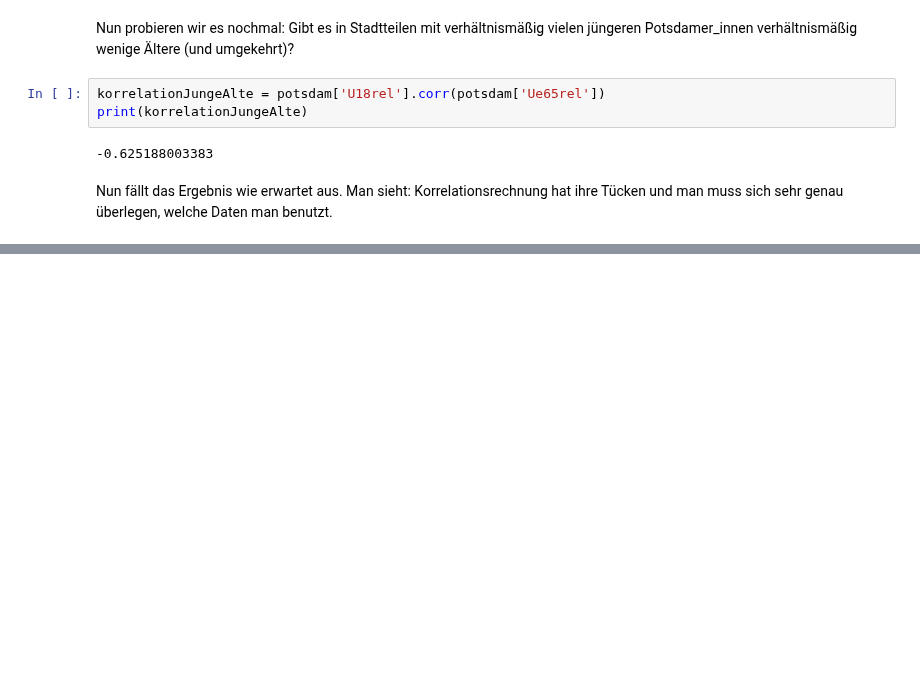
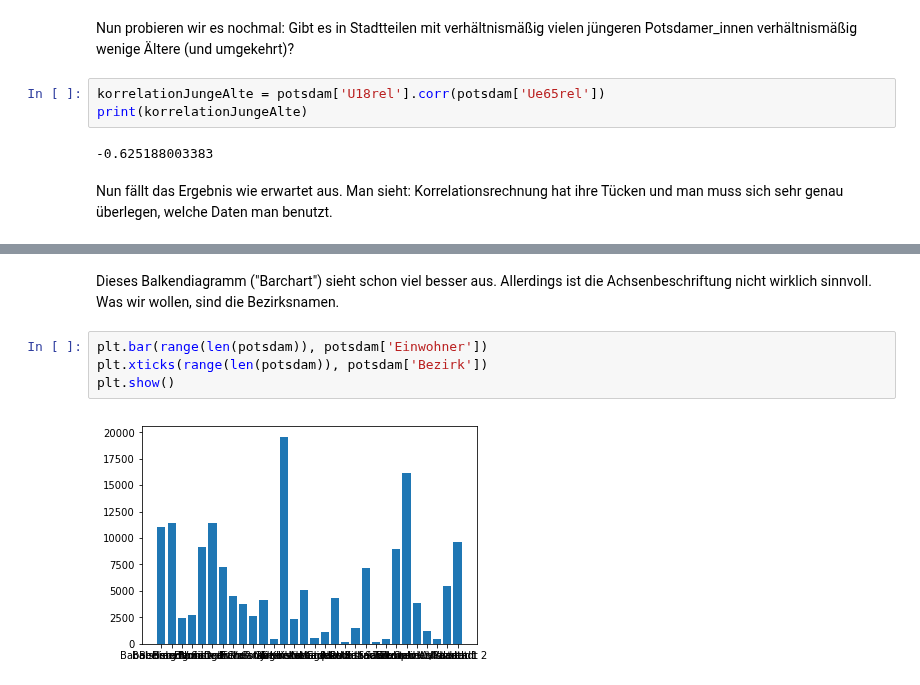
Before and after one commit to tschroeder10961/datascience-urban-segregation, a Jupyter notebook: PythonWorkshop/Variance and correlations.ipynb, the cells around one changed output, grey strips where cells are left out. Cells and saved outputs as stored; diff of their text form; blank space fills up the shorter version.

```diff
--- a/PythonWorkshop/Variance and correlations.ipynb
+++ b/PythonWorkshop/Variance and correlations.ipynb
@@ -156,0 +138,8 @@ Nun fällt das Ergebnis wie erwartet aus. Man sieht: Korrelationsrechnung hat ih
+# %% [markdown]
+Dieses Balkendiagramm ("Barchart") sieht schon viel besser aus. Allerdings ist die Achsenbeschriftung nicht wirklich sinnvoll. Was wir wollen, sind die Bezirksnamen.
+# %%
+plt.bar(range(len(potsdam)), potsdam['Einwohner'])
+plt.xticks(range(len(potsdam)), potsdam['Bezirk'])
+plt.show()
+# %% [output]
+[figure, added]
```
Also changed, not shown: parts of 25 cells of this notebook.
